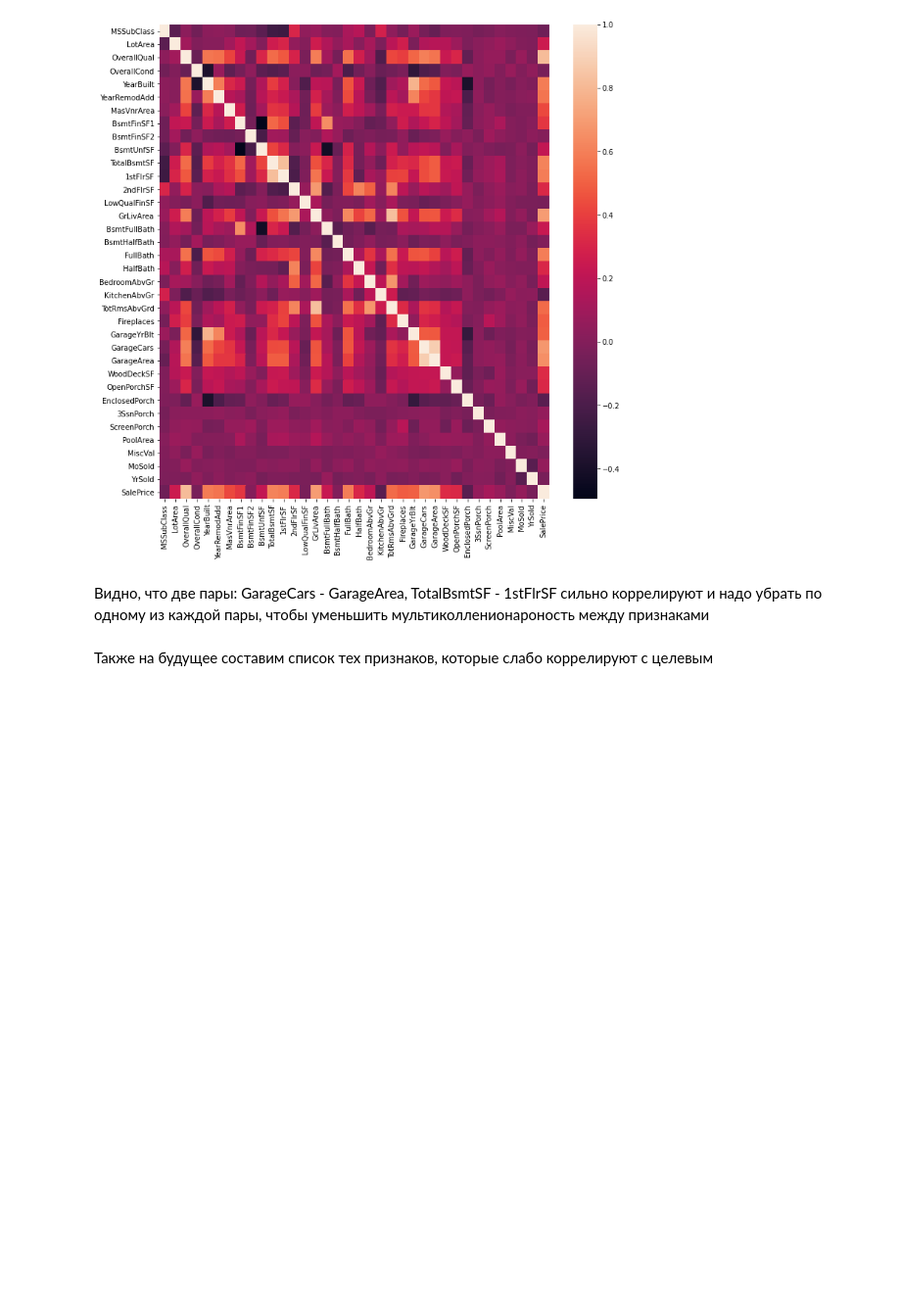
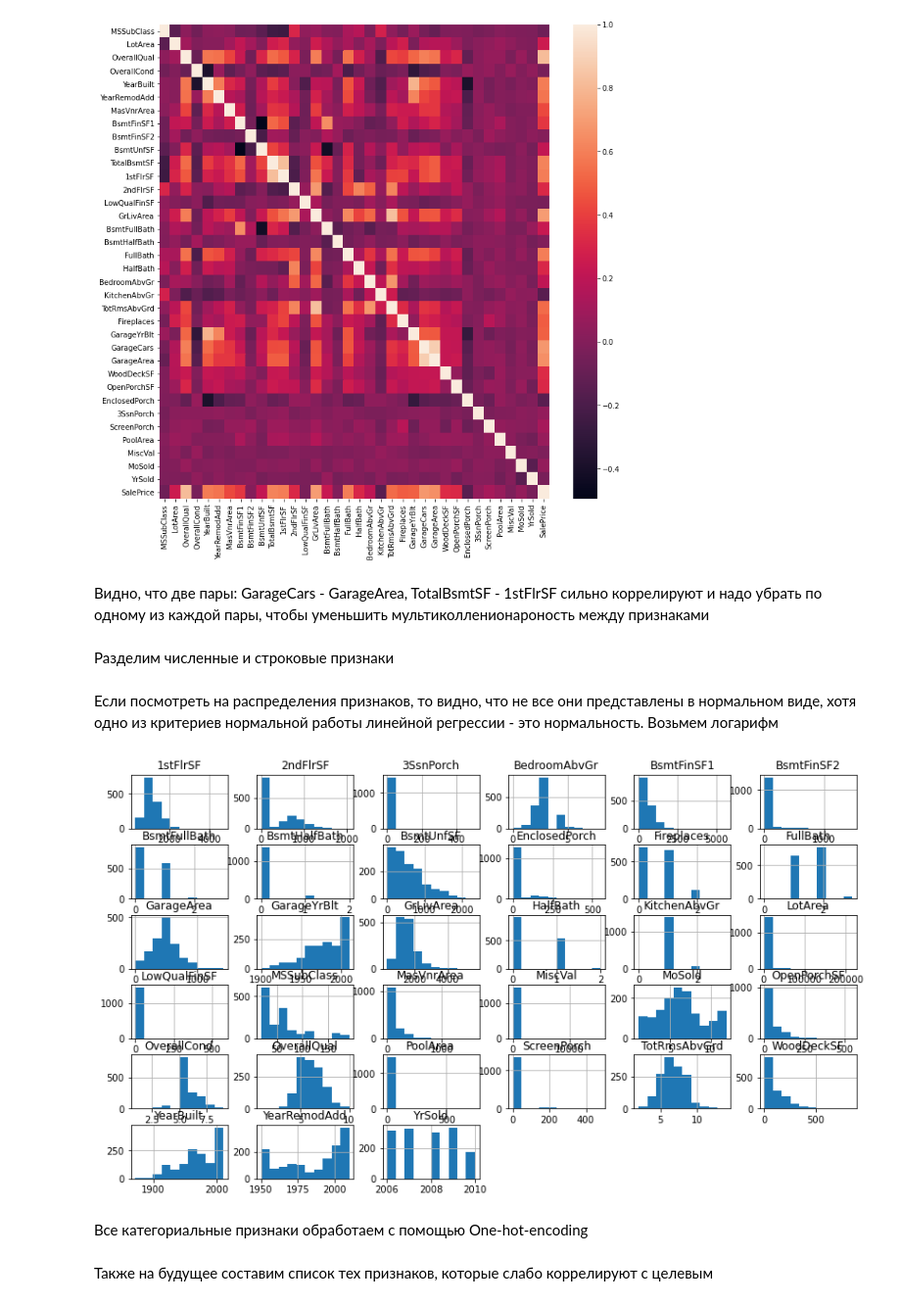
Before and after one commit to OrionChocoPie/machine-learning-mipt, a Jupyter notebook: 01 house-prices-advanced-regression-techniques/house-price-with-linreg.ipynb, the cells around one changed output. Shown at 98% size. Drawn from its saved outputs; the diff is of its cells as text; code cells hidden in the pictures; blank space fills up the shorter version.

Commit message:
Добавил ohe и логарифм признаков

```diff
--- a/01 house-prices-advanced-regression-techniques/house-price-with-linreg.ipynb
+++ b/01 house-prices-advanced-regression-techniques/house-price-with-linreg.ipynb
@@ -120,3 +120,14 @@ sns.heatmap(for_corr.corr());
 # %%
 train_data.drop(columns=['GarageCars', 'TotalBsmtSF'], inplace=True)
 test_data.drop(columns=['GarageCars', 'TotalBsmtSF'], inplace=True)
+# %% [markdown]
+Разделим численные и строковые признаки
+# %%
+str_features = train_data.columns[train_data.dtypes == np.dtype('O')]
+num_features = train_data.columns[train_data.dtypes != np.dtype('O')]
+# %% [markdown]
+Если посмотреть на распределения признаков, то видно, что не все они представлены в нормальном виде, хотя одно из критериев нормальной работы линейной регрессии - это нормальность. Возьмем логарифм
+# %%
+train_data[num_features].hist(figsize=(14, 8));
+# %% [output]
+[figure, added]
@@ -122,0 +137,2 @@ test_data.drop(columns=['GarageCars', 'TotalBsmtSF'], inplace=True)
+# %% [markdown]
+Все категориальные признаки обработаем с помощью One-hot-encoding
```
Also changed, not shown: parts of 10 cells of this notebook.
